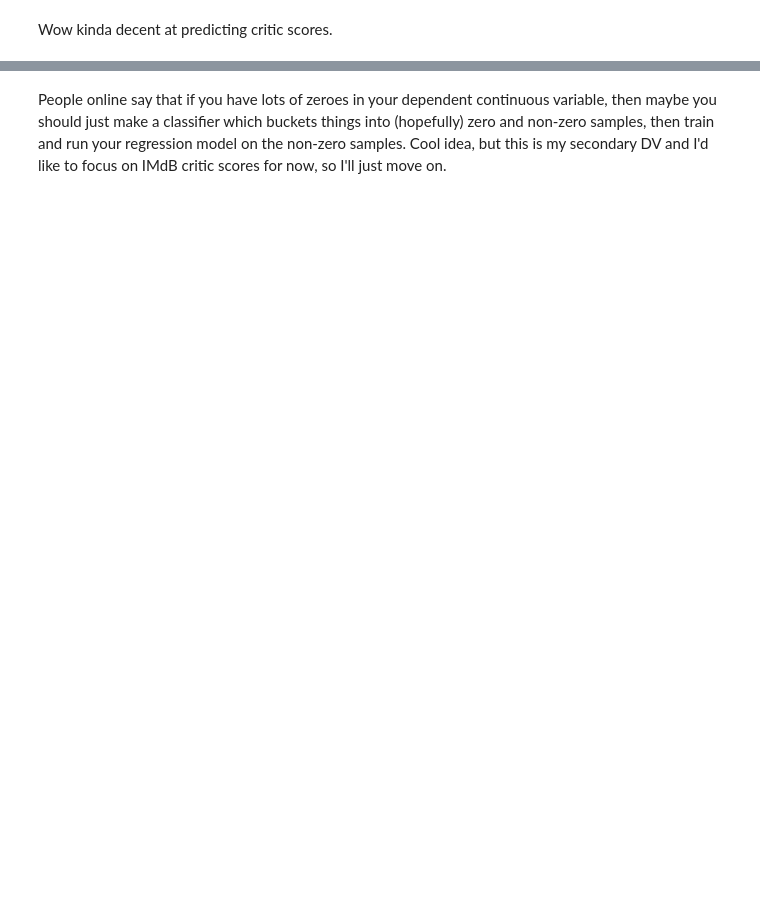
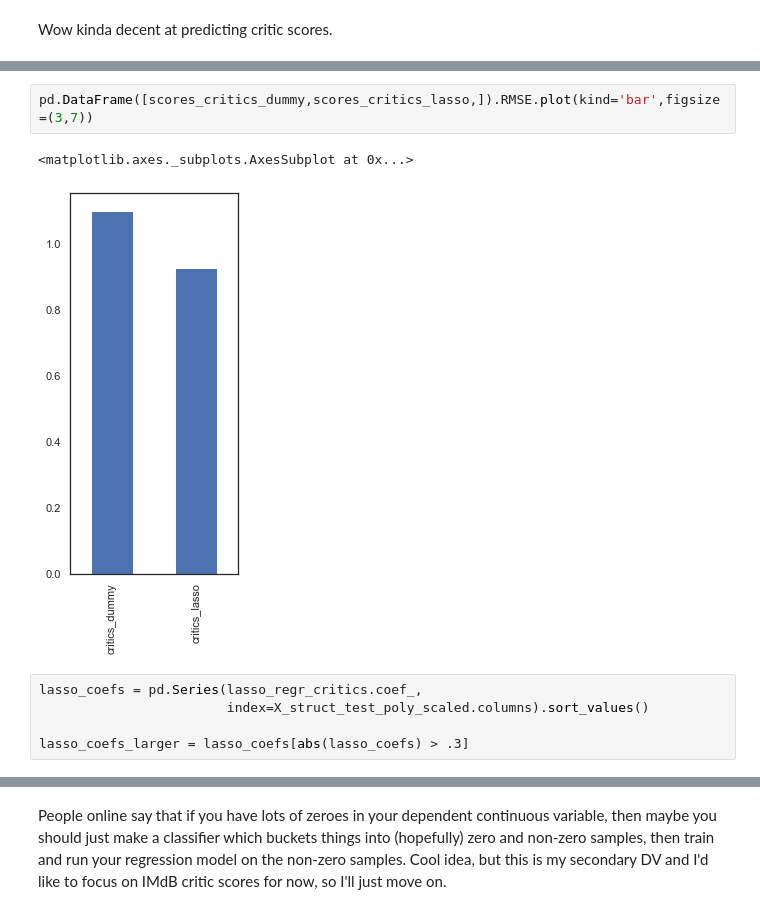
Before and after one commit to boscacci/IMdB-Regression, a Jupyter notebook: src/Good_Film_Bad_Film.ipynb, the cells around one changed output, grey strips where cells are left out. Drawn from its saved outputs; the diff is of its cells as text; blank space fills up the shorter version.

```diff
--- a/src/Good_Film_Bad_Film.ipynb
+++ b/src/Good_Film_Bad_Film.ipynb
@@ -1155,0 +2140,10 @@ Wow kinda decent at predicting critic scores.
+# %%
+pd.DataFrame([scores_critics_dummy,scores_critics_lasso,]).RMSE.plot(kind='bar',figsize=(3,7))
+# %% [output]
+<matplotlib.axes._subplots.AxesSubplot at 0x...>
+[figure, added]
+# %%
+lasso_coefs = pd.Series(lasso_regr_critics.coef_,
+                        index=X_struct_test_poly_scaled.columns).sort_values()
+
+lasso_coefs_larger = lasso_coefs[abs(lasso_coefs) > .3]
```
Also changed, not shown: parts of 184 cells of this notebook, 23 other files.
